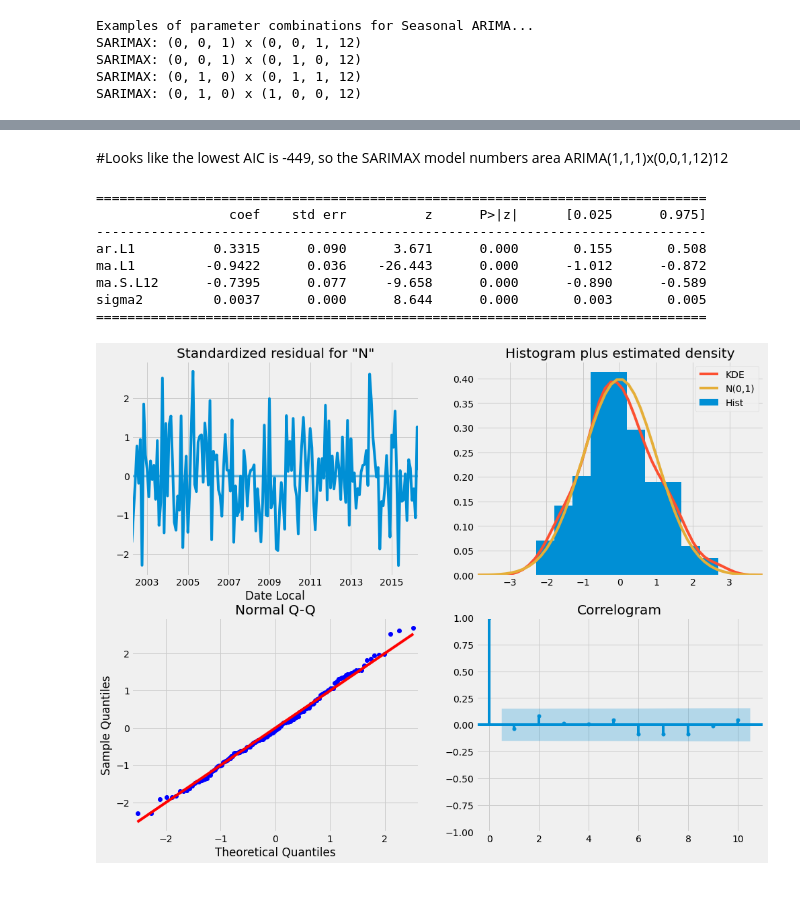
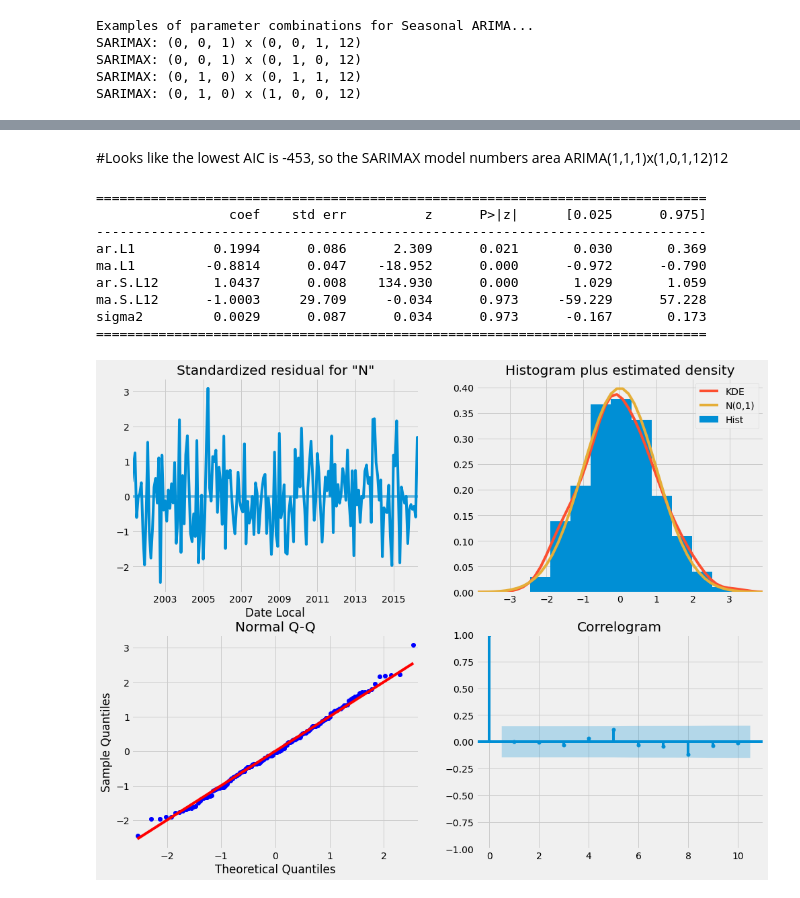
Before and after one commit to rjaynes/AirQ, a Jupyter notebook: SARIMA.ipynb, the cells around one changed output, grey strips where cells are left out. Saved outputs shown, nothing was run; the diff lists cells and outputs as text; code cells hidden in the pictures.

```diff
--- a/SARIMA.ipynb
+++ b/SARIMA.ipynb
@@ -410,28 +410,29 @@ ARIMA(1, 1, 1)x(1, 1, 1, 12)12 - AIC:-361.95137536599736
 # %% [markdown]
-#Looks like the lowest AIC is -449, so the SARIMAX model numbers area ARIMA(1,1,1)x(0,0,1,12)12
+#Looks like the lowest AIC is -453, so the SARIMAX model numbers area ARIMA(1,1,1)x(1,0,1,12)12
 # %%
 mod = sm.tsa.statespace.SARIMAX(yn2,
                                 order=(1,1,1),
-                                seasonal_order=(0, 0, 1, 12),
+                                seasonal_order=(1, 0, 1, 12),
                                 enforce_stationarity=False,
                                 enforce_invertibility=False)
 
 results = mod.fit()
 
 print(results.summary().tables[1])
 
 results.plot_diagnostics(figsize=(15, 12))
 plt.show()
 # %% [output]
 ==============================================================================
                  coef    std err          z      P>|z|      [0.025      0.975]
 ------------------------------------------------------------------------------
-ar.L1          0.3315      0.090      3.671      0.000       0.155       0.508
-ma.L1         -0.9422      0.036    -26.443      0.000      -1.012      -0.872
-ma.S.L12      -0.7395      0.077     -9.658      0.000      -0.890      -0.589
-sigma2         0.0037      0.000      8.644      0.000       0.003       0.005
+ar.L1          0.1994      0.086      2.309      0.021       0.030       0.369
+ma.L1         -0.8814      0.047    -18.952      0.000      -0.972      -0.790
+ar.S.L12       1.0437      0.008    134.930      0.000       1.029       1.059
+ma.S.L12      -1.0003     29.709     -0.034      0.973     -59.229      57.228
+sigma2         0.0029      0.087      0.034      0.973      -0.167       0.173
 ==============================================================================
-[figure, old version]
+[figure, new version]
 # %%
 results.summary()
 # %% [output]
```
Also changed, not shown: parts of 46 cells of this notebook.
